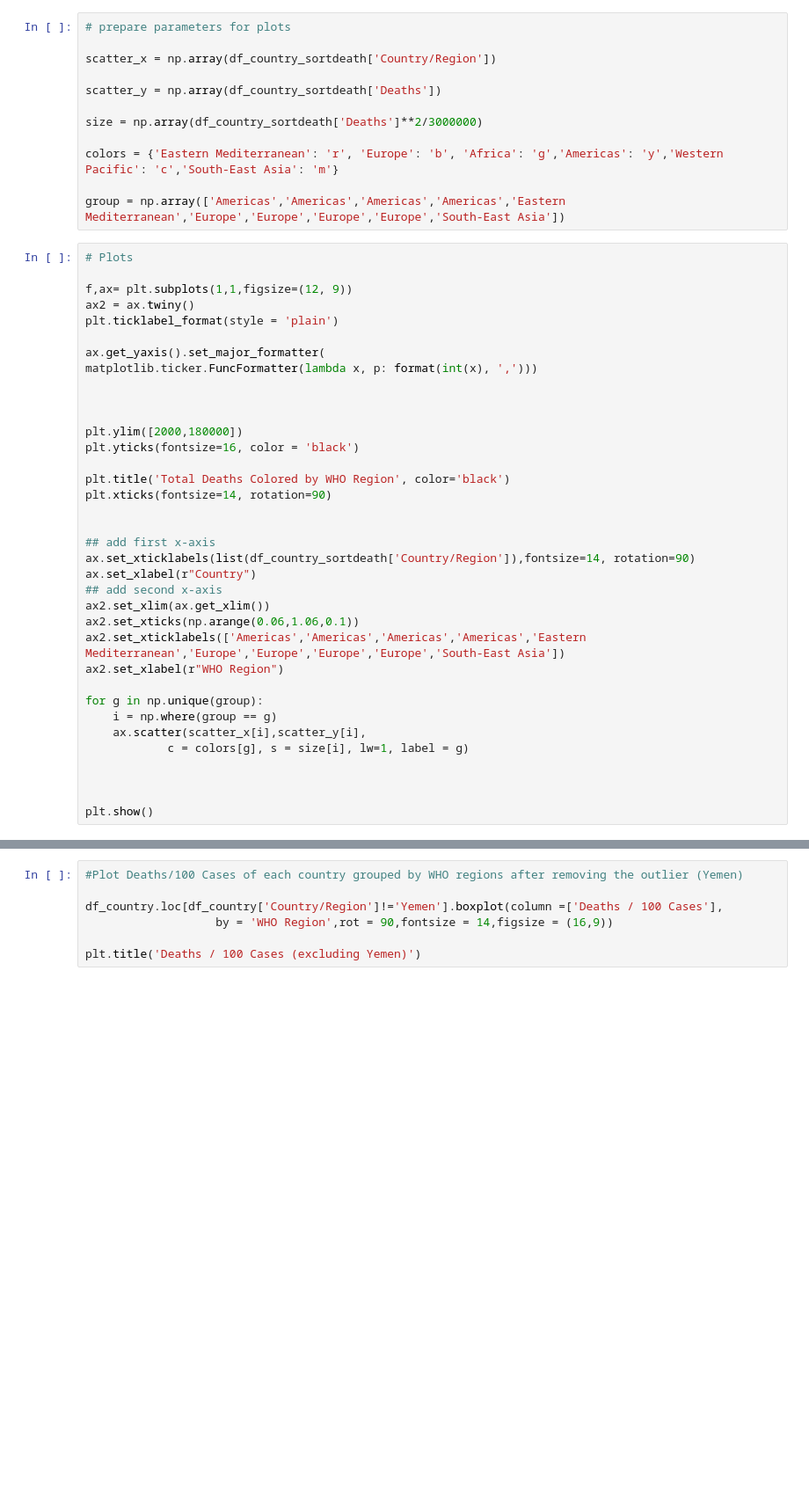
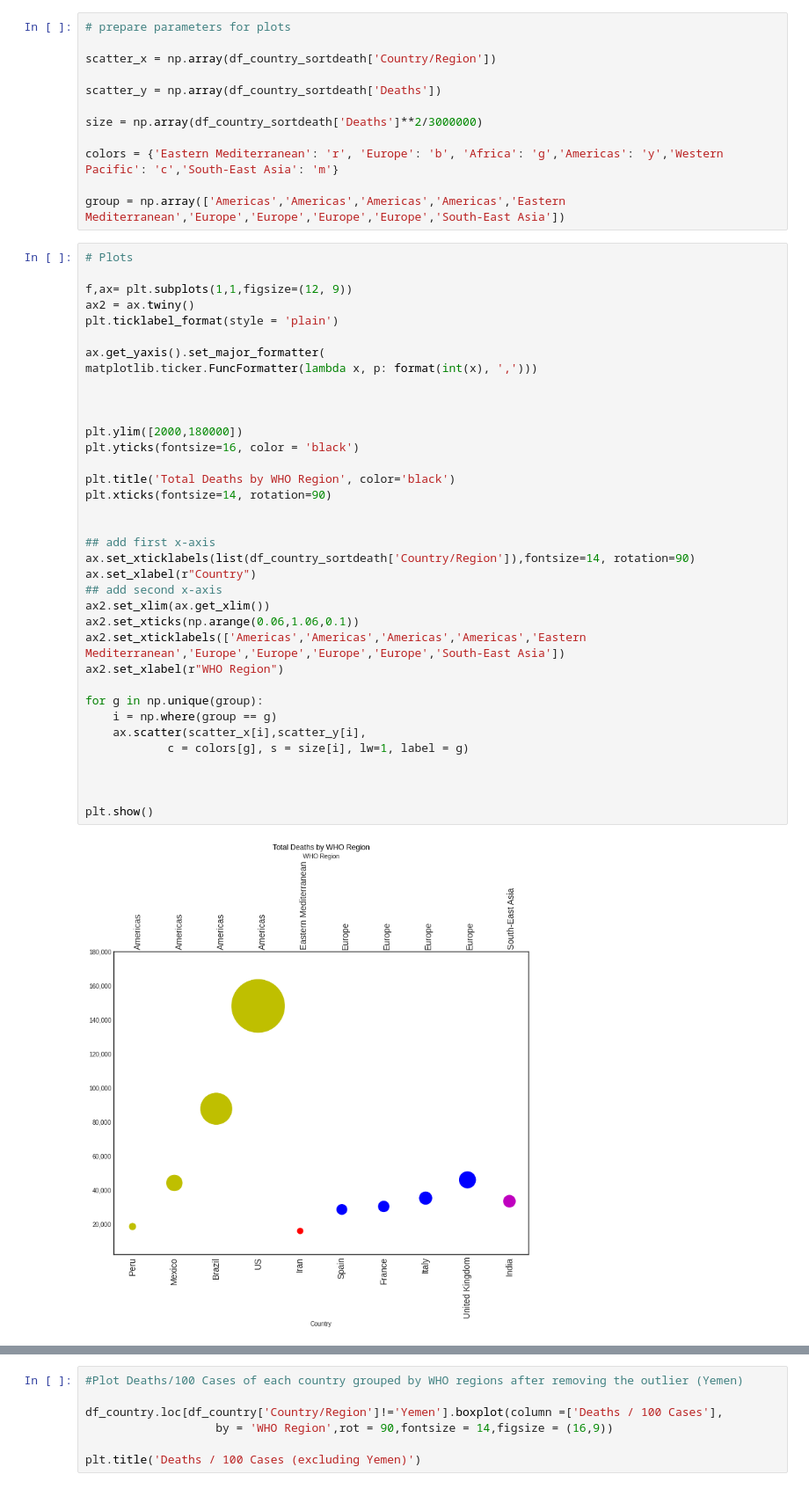
Before and after one commit to AmandaLinLi/Data-Science-Blog, a Jupyter notebook: udacity-project1.ipynb, the cells around one changed output, grey strips where cells are left out. Shown at 88% size. Cells and saved outputs as stored; diff of their text form; blank space fills up the shorter version.

```diff
--- a/udacity-project1.ipynb
+++ b/udacity-project1.ipynb
@@ -165,34 +193,36 @@ ax2 = ax.twiny()
 plt.ticklabel_format(style = 'plain')
 
 ax.get_yaxis().set_major_formatter(
 matplotlib.ticker.FuncFormatter(lambda x, p: format(int(x), ',')))
 
 
 
 plt.ylim([2000,180000])
 plt.yticks(fontsize=16, color = 'black')
 
-plt.title('Total Deaths Colored by WHO Region', color='black')
+plt.title('Total Deaths by WHO Region', color='black')
 plt.xticks(fontsize=14, rotation=90)
 
 
 ## add first x-axis
 ax.set_xticklabels(list(df_country_sortdeath['Country/Region']),fontsize=14, rotation=90)
 ax.set_xlabel(r"Country")
 ## add second x-axis
 ax2.set_xlim(ax.get_xlim())
 ax2.set_xticks(np.arange(0.06,1.06,0.1))
 ax2.set_xticklabels(['Americas','Americas','Americas','Americas','Eastern Mediterranean','Europe','Europe','Europe','Europe','South-East Asia'])
 ax2.set_xlabel(r"WHO Region")
 
 for g in np.unique(group):
     i = np.where(group == g)
     ax.scatter(scatter_x[i],scatter_y[i],
             c = colors[g], s = size[i], lw=1, label = g)
 
 
 
 plt.show()
+# %% [output]
+[figure, added]
 # %%
 df_country_sum = df_country.groupby('WHO Region').sum()
 df_country_sum['WHO Region'] =['Africa','Americas','Eastern Mediterranean','Europe','South-East Asia','Western Pacific']
```
Also changed, not shown: parts of 15 cells of this notebook.
